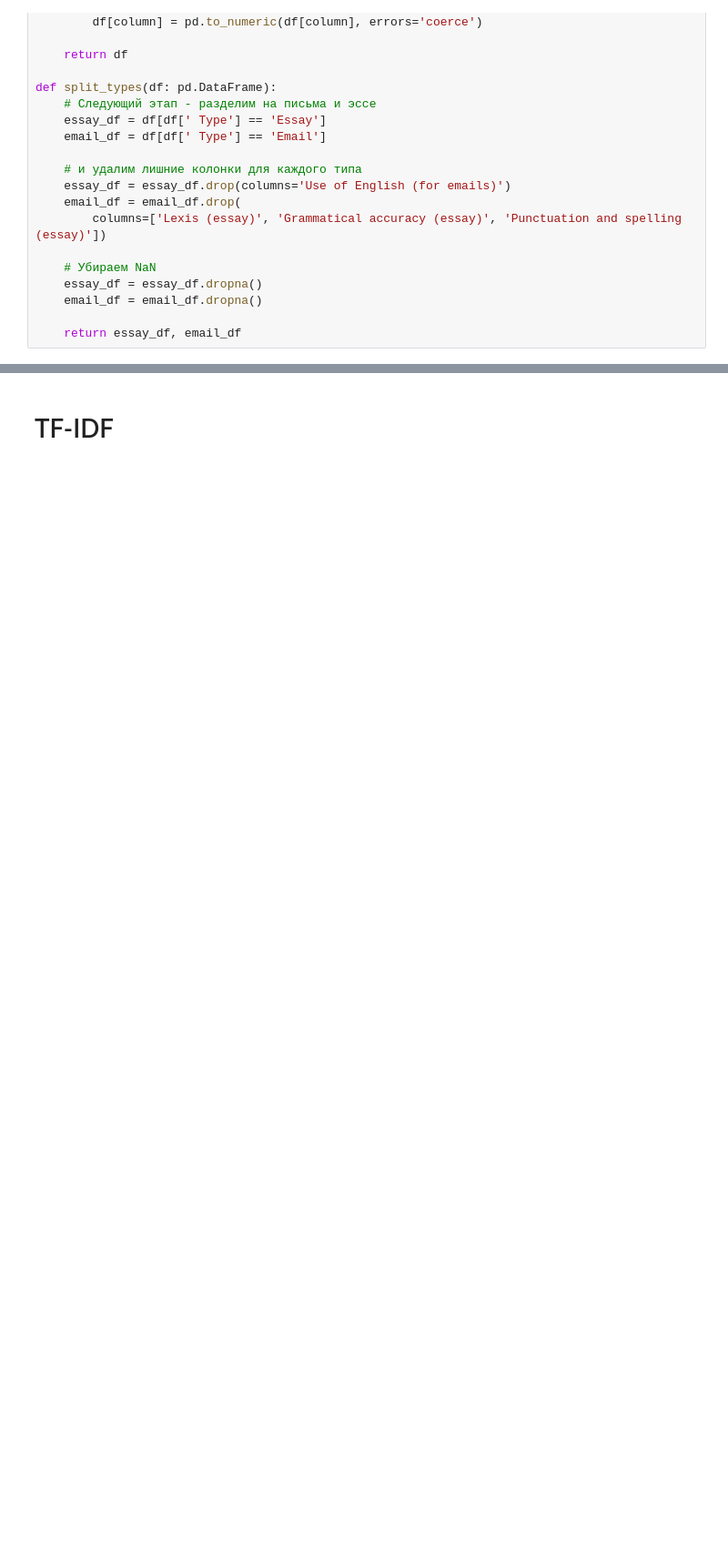
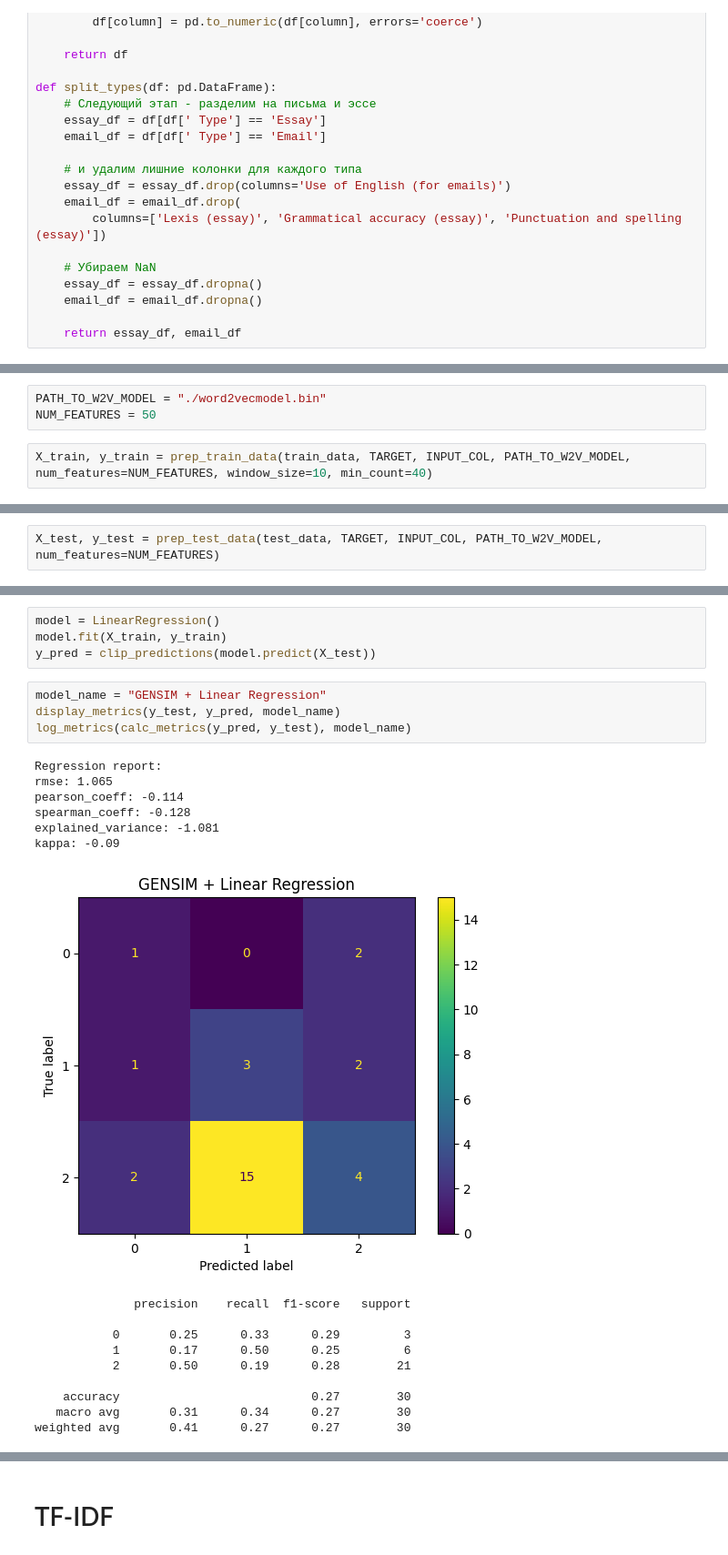
Before and after one commit to Pixel-Pirate-Coder/AutoGrade-ENG-Writing, a Jupyter notebook: notebooks/model_selection/01_basic_ml_models.ipynb, the cells around one changed output, grey strips where cells are left out. Shown at 91% size. Cells and saved outputs as stored; diff of their text form; blank space fills up the shorter version.

```diff
--- a/notebooks/model_selection/01_basic_ml_models.ipynb
+++ b/notebooks/model_selection/01_basic_ml_models.ipynb
@@ -403,0 +994,5 @@ weighted avg       0.64      0.80      0.71        86
+# %%
+PATH_TO_W2V_MODEL = "./word2vecmodel.bin"
+NUM_FEATURES = 50
+# %%
+X_train, y_train = prep_train_data(train_data, TARGET, INPUT_COL, PATH_TO_W2V_MODEL, num_features=NUM_FEATURES, window_size=10, min_count=40)
@@ -403,0 +1004,2 @@ weighted avg       0.64      0.80      0.71        86
+# %%
+X_test, y_test = prep_test_data(test_data, TARGET, INPUT_COL, PATH_TO_W2V_MODEL, num_features=NUM_FEATURES)
@@ -403,0 +1014,25 @@ weighted avg       0.64      0.80      0.71        86
+# %%
+model = LinearRegression()
+model.fit(X_train, y_train)
+y_pred = clip_predictions(model.predict(X_test))
+# %%
+model_name = "GENSIM + Linear Regression"
+display_metrics(y_test, y_pred, model_name)
+log_metrics(calc_metrics(y_pred, y_test), model_name)
+# %% [output]
+Regression report:
+rmse: 1.065
+pearson_coeff: -0.114
+spearman_coeff: -0.128
+explained_variance: -1.081
+kappa: -0.09
+[figure, added]
+              precision    recall  f1-score   support
+
+           0       0.25      0.33      0.29         3
+           1       0.17      0.50      0.25         6
+           2       0.50      0.19      0.28        21
+
+    accuracy                           0.27        30
+   macro avg       0.31      0.34      0.27        30
+weighted avg       0.41      0.27      0.27        30
```
Also changed, not shown: parts of 159 cells of this notebook.
